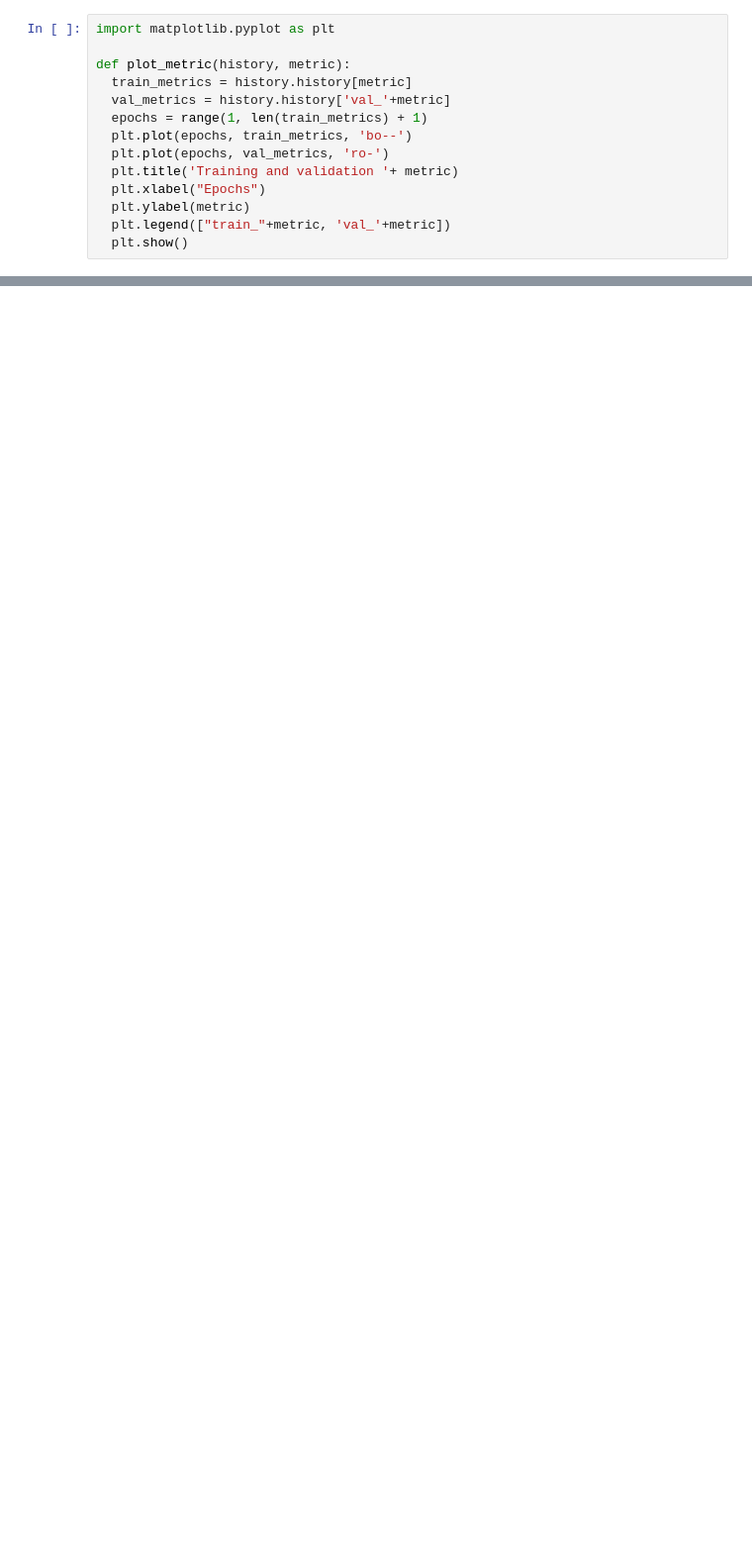
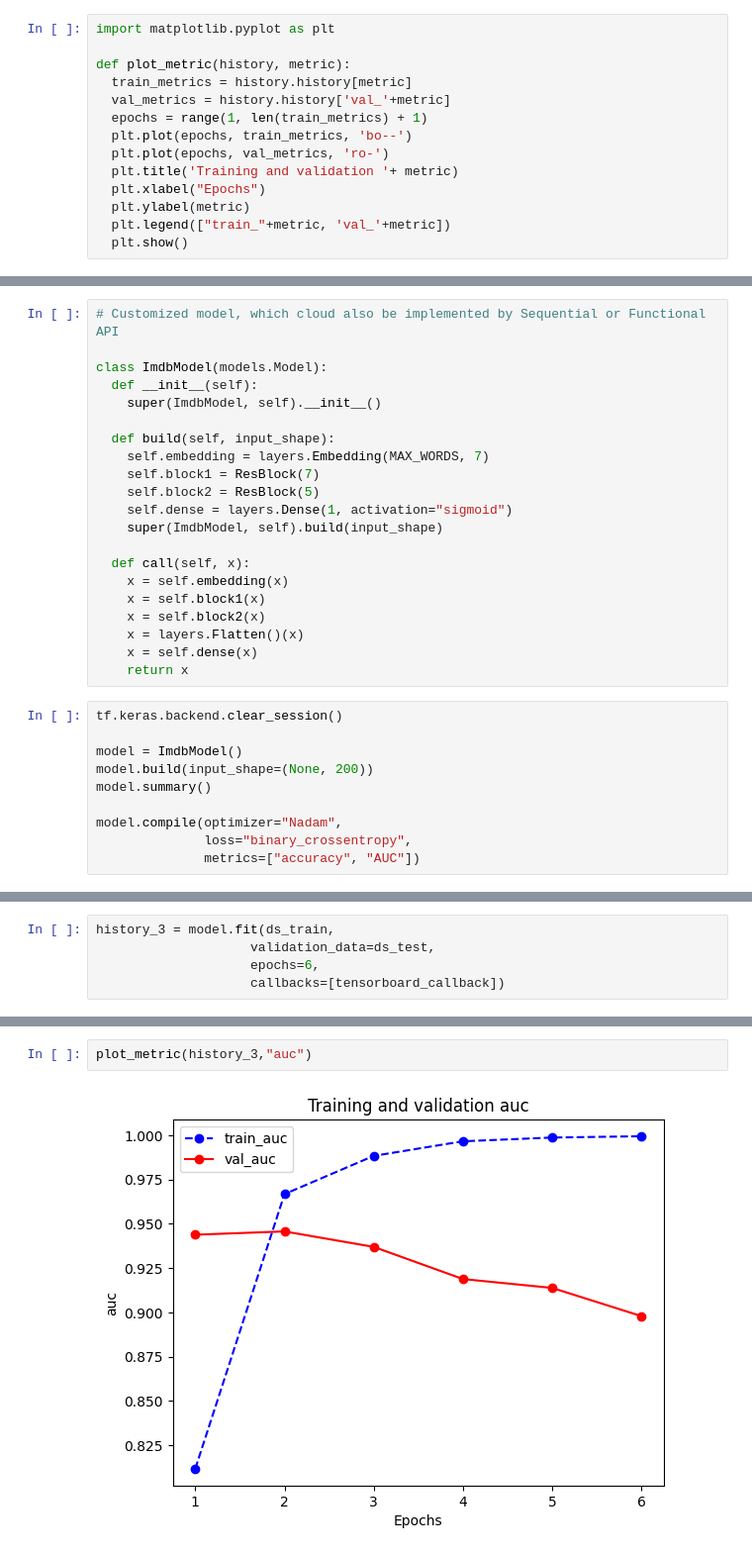
Before and after one commit to Anjasfedo/Learning-TensorFlow, a Jupyter notebook: eat_tensorflow2_in_30_days/Chapter6_1.ipynb, the cells around one changed output, grey strips where cells are left out. Shown at 99% size. Saved outputs shown, nothing was run; the diff lists cells and outputs as text; blank space fills up the shorter version.

```diff
--- a/eat_tensorflow2_in_30_days/Chapter6_1.ipynb
+++ b/eat_tensorflow2_in_30_days/Chapter6_1.ipynb
@@ -137,0 +256,31 @@ plot_metric(history,"auc")
+# %%
+# Customized model, which cloud also be implemented by Sequential or Functional API
+
+class ImdbModel(models.Model):
+  def __init__(self):
+    super(ImdbModel, self).__init__()
+
+  def build(self, input_shape):
+    self.embedding = layers.Embedding(MAX_WORDS, 7)
+    self.block1 = ResBlock(7)
+    self.block2 = ResBlock(5)
+    self.dense = layers.Dense(1, activation="sigmoid")
+    super(ImdbModel, self).build(input_shape)
+
+  def call(self, x):
+    x = self.embedding(x)
+    x = self.block1(x)
+    x = self.block2(x)
+    x = layers.Flatten()(x)
+    x = self.dense(x)
+    return x
+# %%
+tf.keras.backend.clear_session()
+
+model = ImdbModel()
+model.build(input_shape=(None, 200))
+model.summary()
+
+model.compile(optimizer="Nadam",
+              loss="binary_crossentropy",
+              metrics=["accuracy", "AUC"])
@@ -137,0 +305,5 @@ plot_metric(history,"auc")
+# %%
+history_3 = model.fit(ds_train,
+                    validation_data=ds_test,
+                    epochs=6,
+                    callbacks=[tensorboard_callback])
@@ -137,0 +323,4 @@ plot_metric(history,"auc")
+# %%
+plot_metric(history_3,"auc")
+# %% [output]
+[figure, added]
```
Also changed, not shown: parts of 12 cells of this notebook.
